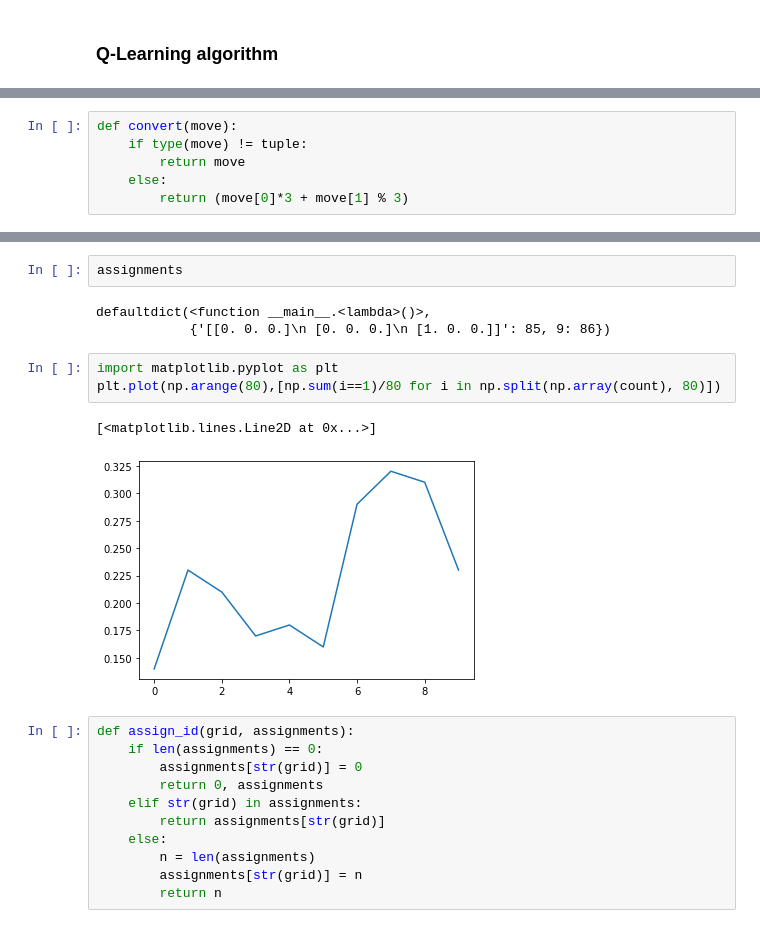
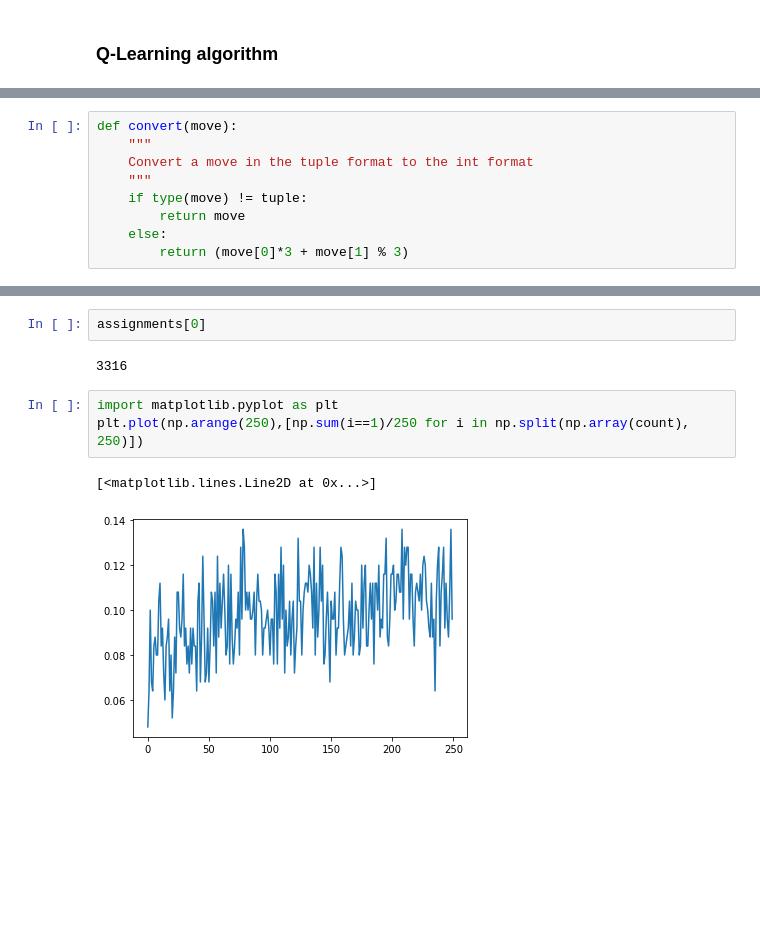
Before and after one commit to fraborg99/ANN---project, a Jupyter notebook: project/tic_tac_toe.ipynb, the cells around one changed output, grey strips where cells are left out. Saved outputs shown, nothing was run; the diff lists cells and outputs as text; blank space fills up the shorter version.

```diff
--- a/project/tic_tac_toe.ipynb
+++ b/project/tic_tac_toe.ipynb
@@ -339,5 +331,8 @@ class Q_Player:
 # %%
 def convert(move):
+    """
+    Convert a move in the tuple format to the int format
+    """
     if type(move) != tuple:
         return move
     else:
@@ -404,22 +440,10 @@ TypeError: 'numpy.int64' object is not iterable
 # %%
-assignments
+assignments[0]
 # %% [output]
-defaultdict(<function __main__.<lambda>()>,
-            {'[[0. 0. 0.]\n [0. 0. 0.]\n [1. 0. 0.]]': 85, 9: 86})
+3316
 # %%
 import matplotlib.pyplot as plt
-plt.plot(np.arange(80),[np.sum(i==1)/80 for i in np.split(np.array(count), 80)])
+plt.plot(np.arange(250),[np.sum(i==1)/250 for i in np.split(np.array(count), 250)])
 # %% [output]
 [<matplotlib.lines.Line2D at 0x...>]
-[figure, old version]
+[figure, new version]
-# %%
-def assign_id(grid, assignments):
-    if len(assignments) == 0:
-        assignments[str(grid)] = 0
-        return 0, assignments
-    elif str(grid) in assignments:
-        return assignments[str(grid)]
-    else:
-        n = len(assignments)
-        assignments[str(grid)] = n
-        return n
```
Also changed, not shown: parts of 3 cells of this notebook.
